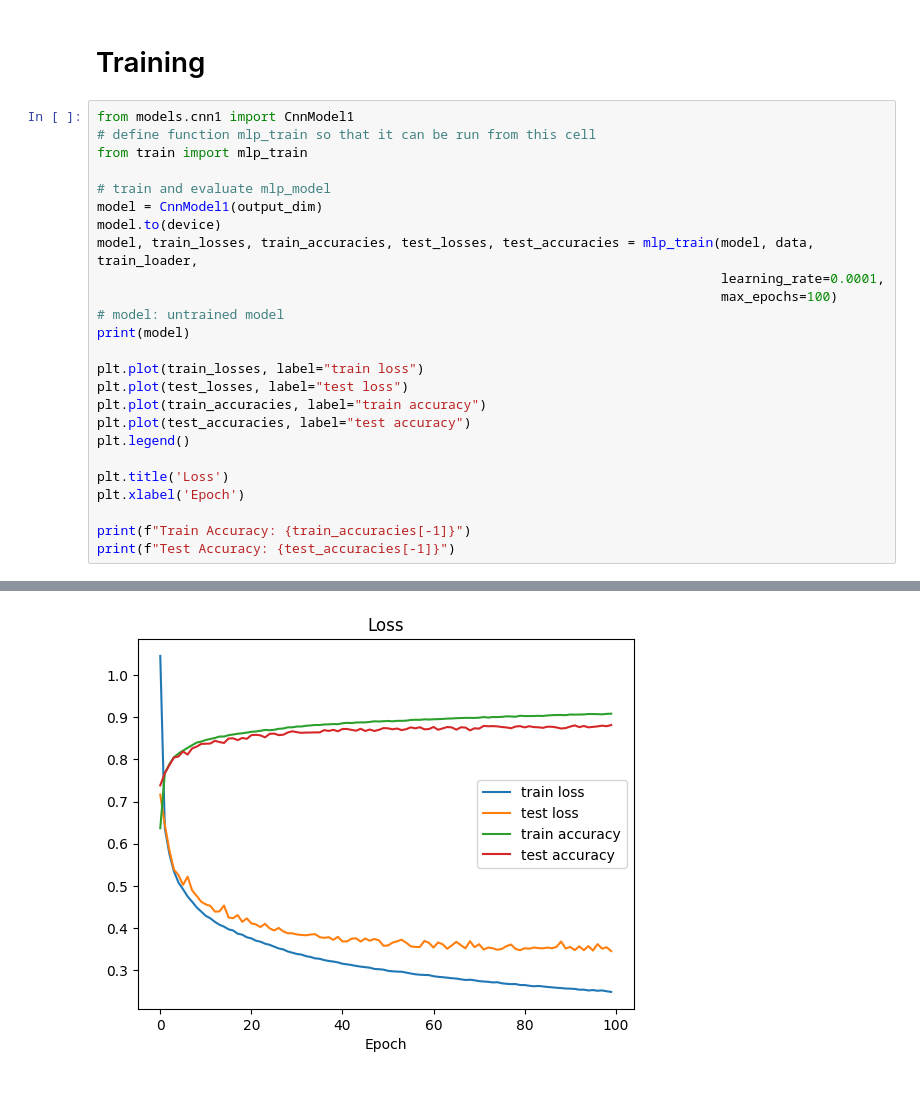
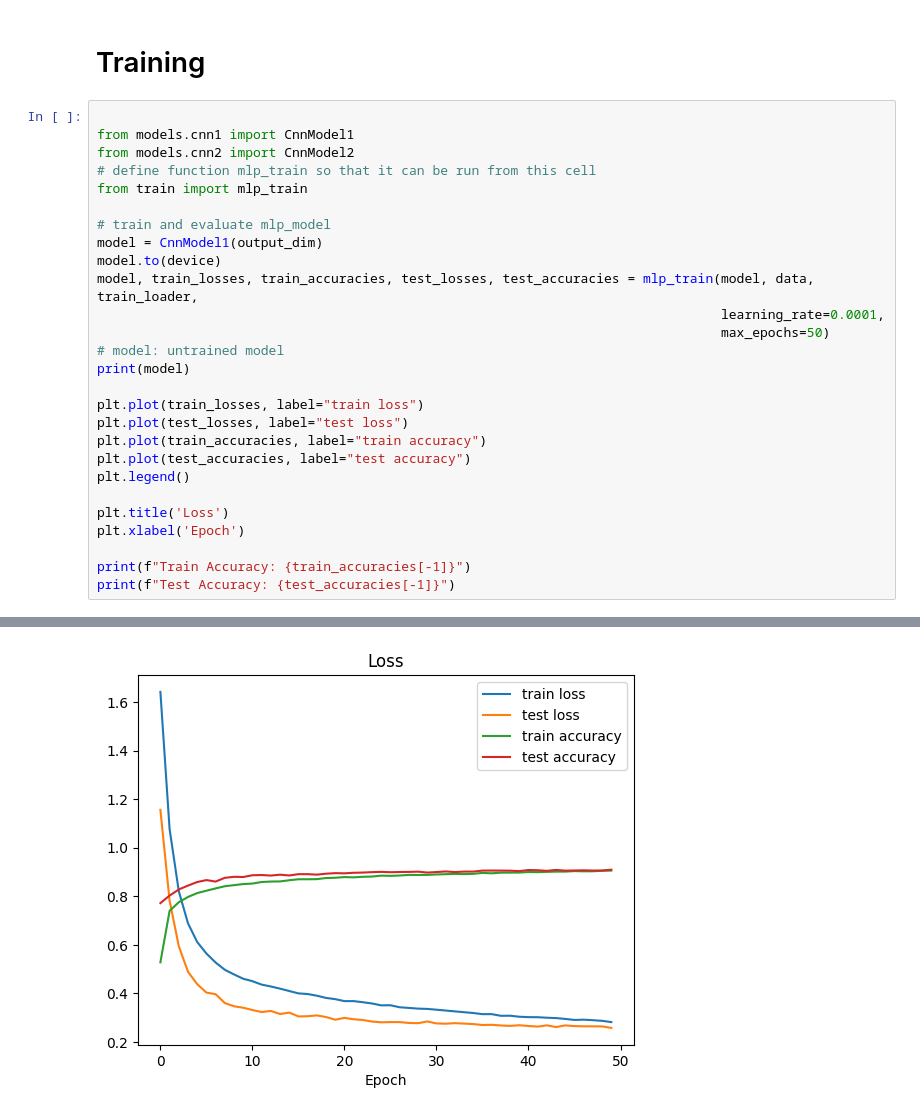
Before and after one commit to squivix/ann-assignment2, a Jupyter notebook: cnn.ipynb, the cells around one changed output, grey strips where cells are left out. Cells and saved outputs as stored; diff of their text form.

```diff
--- a/cnn.ipynb
+++ b/cnn.ipynb
@@ -42,7 +42,9 @@ cuda:0
 # %% [markdown]
 # Training
 # %%
+
 from models.cnn1 import CnnModel1
+from models.cnn2 import CnnModel2
 # define function mlp_train so that it can be run from this cell
 from train import mlp_train
 
@@ -51,7 +53,7 @@ model = CnnModel1(output_dim)
 model.to(device)
 model, train_losses, train_accuracies, test_losses, test_accuracies = mlp_train(model, data, train_loader,
                                                                                 learning_rate=0.0001,
-                                                                                max_epochs=100)
+                                                                                max_epochs=50)
 # model: untrained model
 print(model)
 
@@ -88 +89 @@ Test Accuracy: 0.8812999725341797
-[figure, old version]
+[figure, new version]
```
Also changed, not shown: parts of 2 cells of this notebook, 3 other files.
